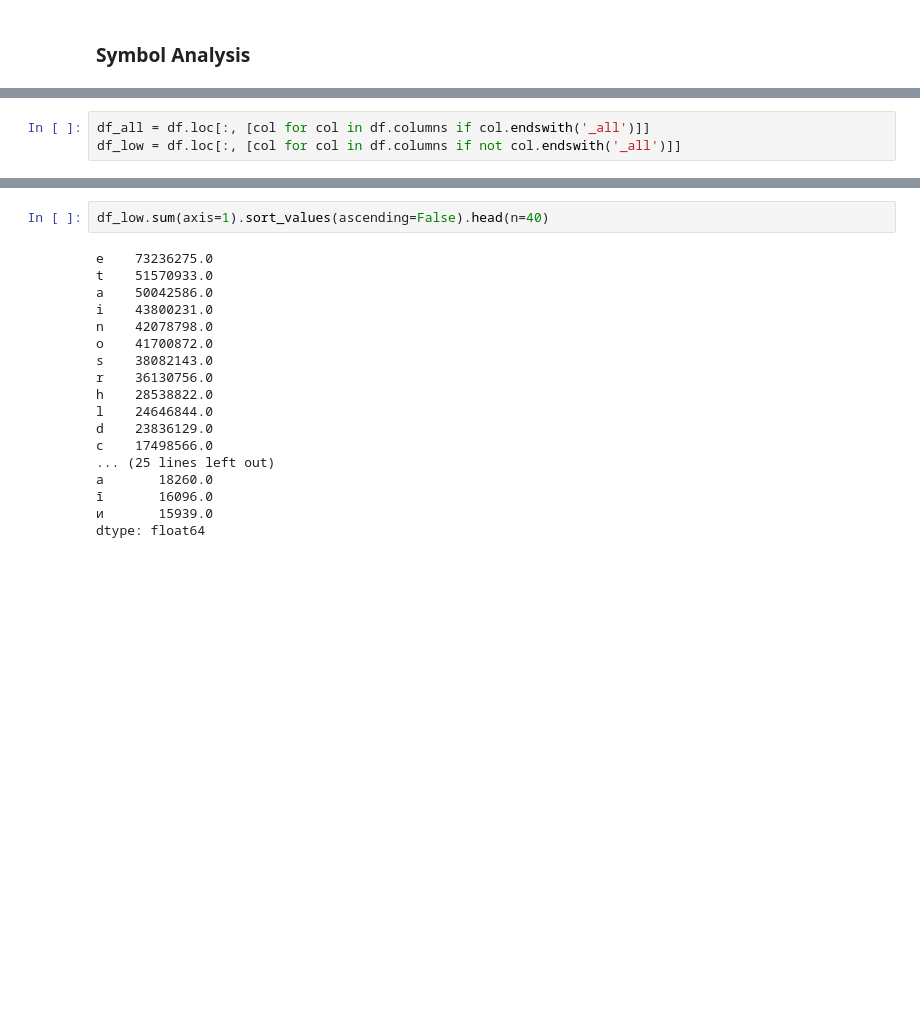
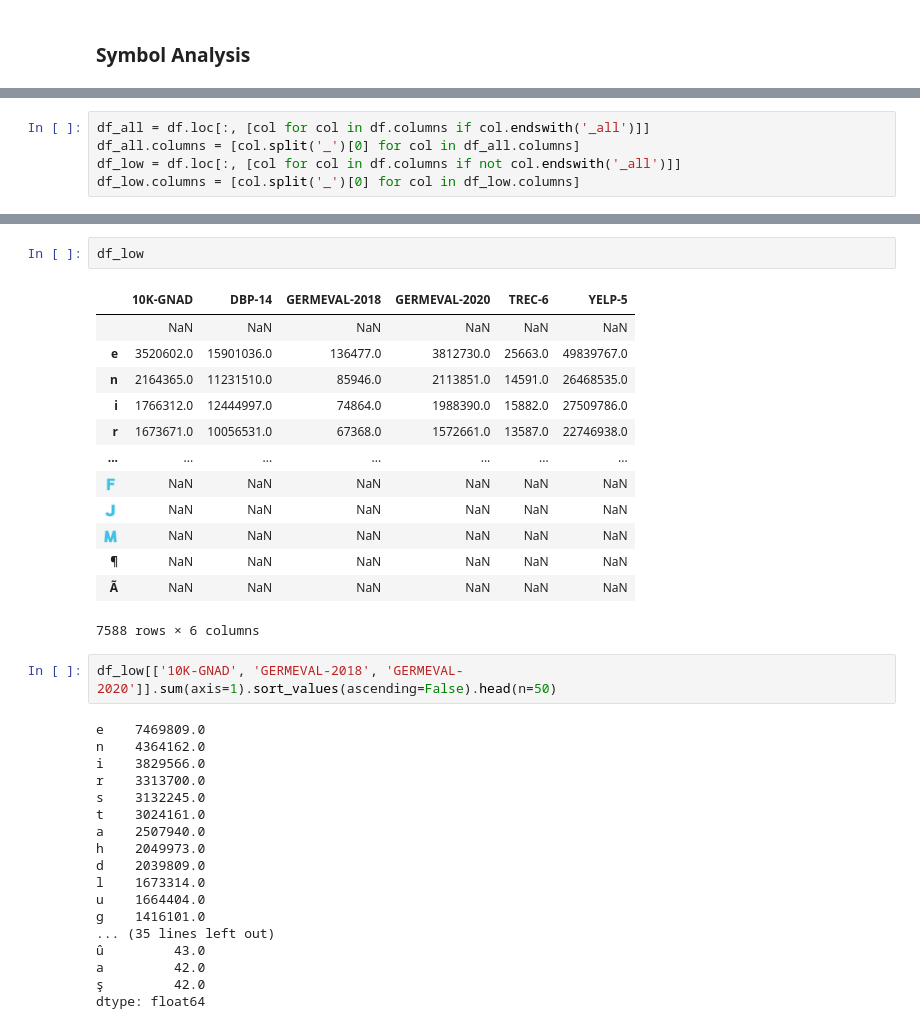
Before and after one commit to freecraver/zimp_experiments, a Jupyter notebook: pos/character_eval.ipynb, the cells around one changed output, grey strips where cells are left out. Saved outputs shown, nothing was run; the diff lists cells and outputs as text; blank space fills up the shorter version.

```diff
--- a/pos/character_eval.ipynb
+++ b/pos/character_eval.ipynb
@@ -137,3 +168,5 @@ df.to_csv('text_statistics/character_stats.csv')
 # %%
 df_all = df.loc[:, [col for col in df.columns if col.endswith('_all')]]
+df_all.columns = [col.split('_')[0] for col in df_all.columns]
 df_low = df.loc[:, [col for col in df.columns if not col.endswith('_all')]]
+df_low.columns = [col.split('_')[0] for col in df_low.columns]
@@ -176,20 +201,36 @@ dtype: int64
+# %%
+df_low
+# %% [output]
+|  | 10K-GNAD | DBP-14 | GERMEVAL-2018 | GERMEVAL-2020 | TREC-6 | YELP-5 |
+|  | NaN | NaN | NaN | NaN | NaN | NaN |
+| e | 3520602.0 | 15901036.0 | 136477.0 | 3812730.0 | 25663.0 | 49839767.0 |
+| n | 2164365.0 | 11231510.0 | 85946.0 | 2113851.0 | 14591.0 | 26468535.0 |
+| i | 1766312.0 | 12444997.0 | 74864.0 | 1988390.0 | 15882.0 | 27509786.0 |
+| r | 1673671.0 | 10056531.0 | 67368.0 | 1572661.0 | 13587.0 | 22746938.0 |
+| ... | ... | ... | ... | ... | ... | ... |
+| 🇫 | NaN | NaN | NaN | NaN | NaN | NaN |
+| 🇯 | NaN | NaN | NaN | NaN | NaN | NaN |
+| 🇲 | NaN | NaN | NaN | NaN | NaN | NaN |
+| ¶ | NaN | NaN | NaN | NaN | NaN | NaN |
+| Ã | NaN | NaN | NaN | NaN | NaN | NaN |
+7588 rows × 6 columns
 # %%
-df_low.sum(axis=1).sort_values(ascending=False).head(n=40)
+df_low[['10K-GNAD', 'GERMEVAL-2018', 'GERMEVAL-2020']].sum(axis=1).sort_values(ascending=False).head(n=50)
 # %% [output]
-e    73236275.0
-t    51570933.0
-a    50042586.0
-i    43800231.0
-n    42078798.0
-o    41700872.0
-s    38082143.0
-r    36130756.0
-h    28538822.0
-l    24646844.0
-d    23836129.0
-c    17498566.0
-... (25 lines left out)
-а       18260.0
-ī       16096.0
-и       15939.0
+e    7469809.0
+n    4364162.0
+i    3829566.0
+r    3313700.0
+s    3132245.0
+t    3024161.0
+a    2507940.0
+h    2049973.0
+d    2039809.0
+l    1673314.0
+u    1664404.0
+g    1416101.0
+... (35 lines left out)
+û         43.0
+а         42.0
+ş         42.0
 dtype: float64
```
Also changed, not shown: parts of 9 cells of this notebook, 2 other files.
